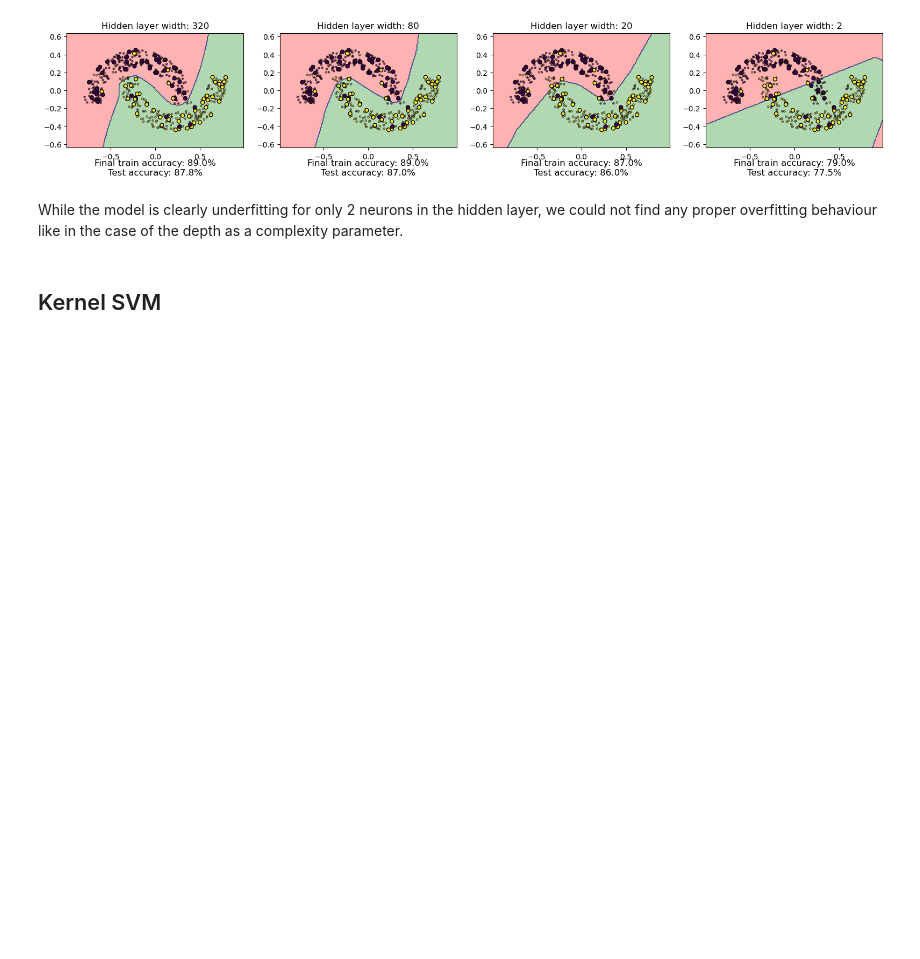
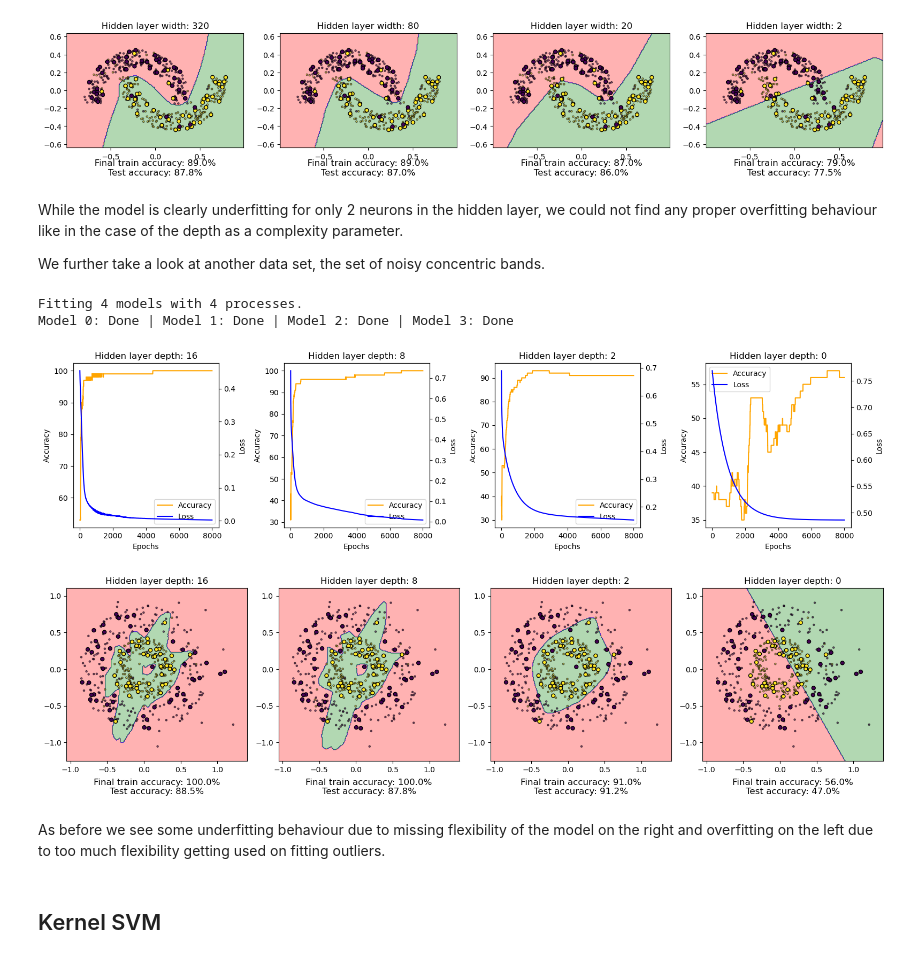
Before and after one commit to NoahWedlich/AppliedMLProject, a Jupyter notebook: main.ipynb, the cells around one changed output. Saved outputs shown, nothing was run; the diff lists cells and outputs as text; code cells hidden in the pictures; blank space fills up the shorter version.

```diff
--- a/main.ipynb
+++ b/main.ipynb
@@ -307,6 +317,35 @@ plot_model(train_df=train_df, test_df=test_df, title_generator=title_generatorNN
 [figure]
 # %% [markdown]
 While the model is clearly underfitting for only 2 neurons in the hidden layer, we could not find any proper overfitting behaviour like in the case of the depth as a complexity parameter.
+
+We further take a look at another data set, the set of noisy concentric bands.
+# %%
+params = {
+    'widths': list(map(lambda x: (2,)+(30,)*x+(2,), [0,2,8,16]))[::-1],
+    'activation': ["ReLU"],
+    'optimizer': GDOptimizer(learning_rate=0.3)
+}
+
+train_split = 0.2
+df, train_df, test_df = train_test_split(
+    conc_bands_noisy.sample_using_seed(num_samples=500, seed=1),
+    training_data_fraction=train_split,
+    return_numpy=False,
+    shuffle=False
+)
+
+trained_models = trainNN(params, train_df=train_df, test_df=test_df, num_epochs=8000, num_batches = 1, random_seed=1)
+# %% [output]
+Fitting 4 models with 4 processes.
+Model 0: Done | Model 1: Done | Model 2: Done | Model 3: Done
+# %%
+title_generatorNN = lambda params: f"Hidden layer depth: {len(params['widths'])-2}"
+plot_model(train_df=train_df, test_df=test_df, title_generator=title_generatorNN, trained_models=trained_models)
+# %% [output]
+[figure, added]
+[figure, added]
+# %% [markdown]
+As before we see some underfitting behaviour due to missing flexibility of the model on the right and overfitting on the left due to too much flexibility getting used on fitting outliers.
 # %% [markdown]
 ## Kernel SVM
 # %% [markdown]
```
Also changed, not shown: parts of 14 cells of this notebook.
